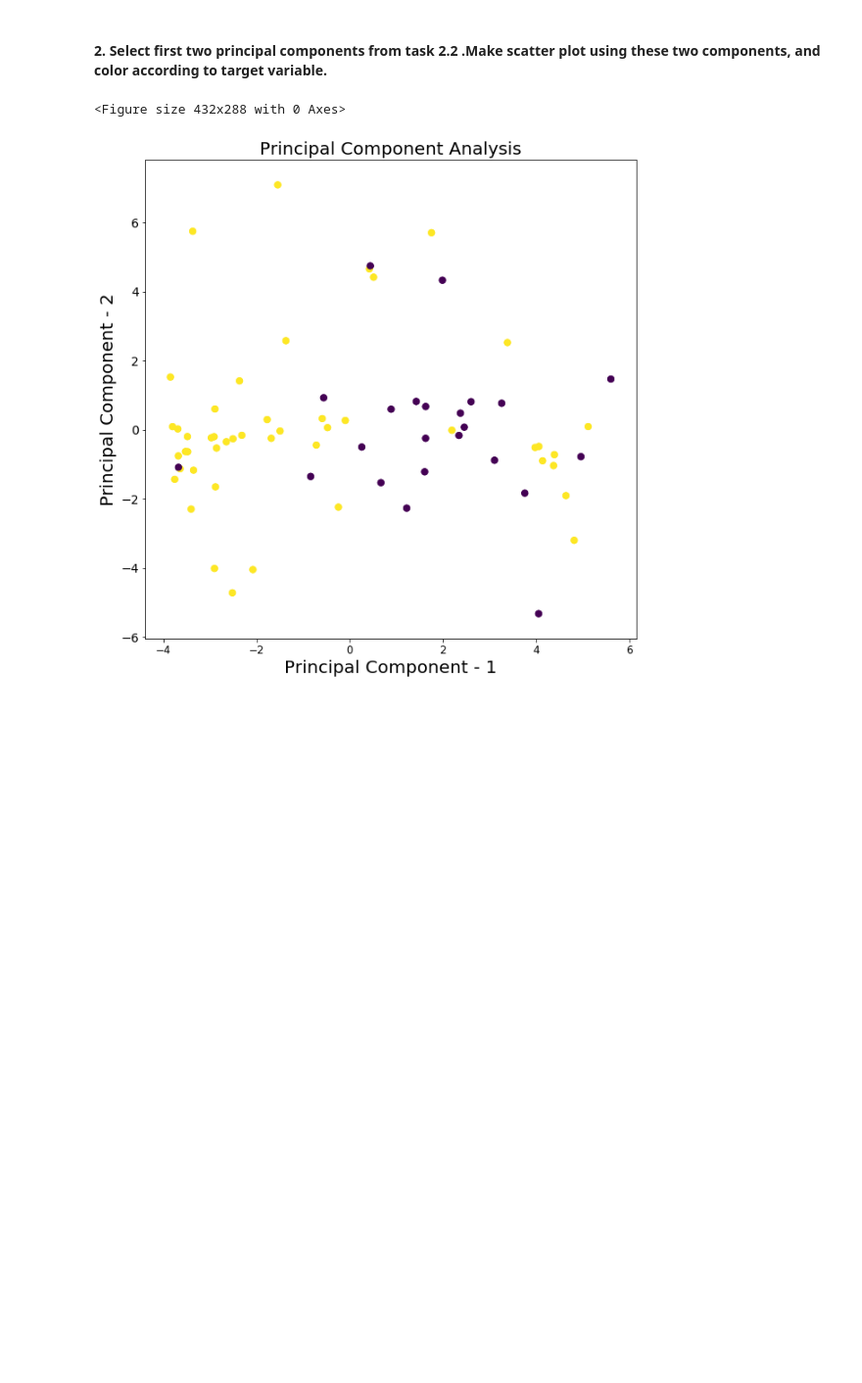
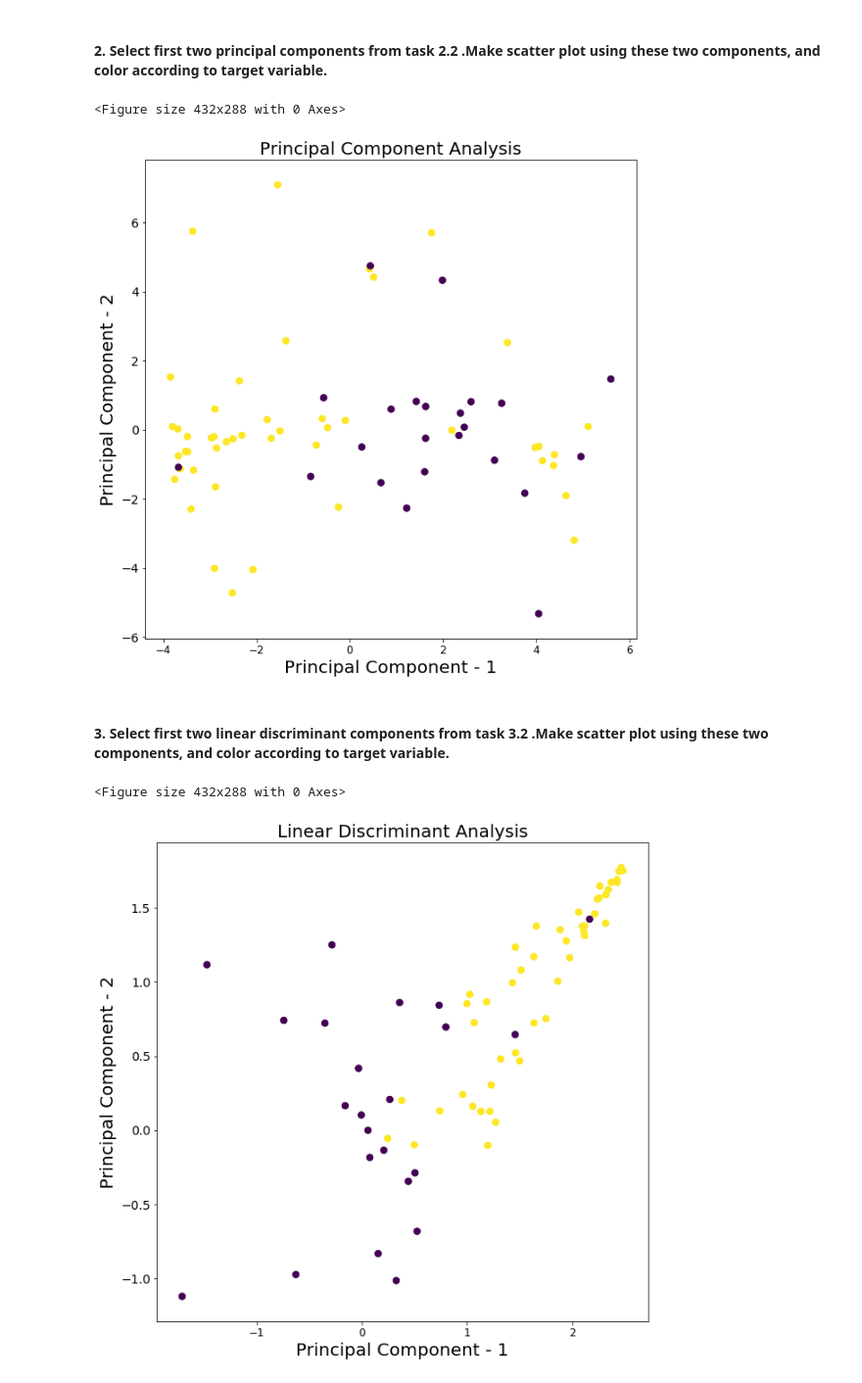
Before and after one commit to MelqonyanG/ML_Intro, a Jupyter notebook: dim-reduction-practical/dim-reduction-practical.ipynb, the cells around one changed output. Shown at 98% size. Saved outputs shown, nothing was run; the diff lists cells and outputs as text; code cells hidden in the pictures; blank space fills up the shorter version.

Commit message:
fixed graphs

```diff
--- a/dim-reduction-practical/dim-reduction-practical.ipynb
+++ b/dim-reduction-practical/dim-reduction-practical.ipynb
@@ -120,7 +120,7 @@ class LDA(object):
         self.explained_variance_, self.explained_variance_ratio_, self.eigenvectors"""
 
         S_w, S_b = self.compute_scatters(X, y)
-        S_w_inv = np.linalg.inv(S_w)
+        S_w_inv = np.linalg.pinv(S_w)
         eigenvalues, eigenvectors = np.linalg.eigh(S_w_inv.dot(S_b))
         self.explained_variance_ = np.abs(eigenvalues)
         self.explained_variance_ratio_ = self.explained_variance_ / self.explained_variance_.sum()
@@ -447,3 +450,20 @@ for target, color in zip(targets,colors):
 # %% [output]
 <Figure size 432x288 with 0 Axes>
 [figure]
+# %% [markdown]
+#### 3. Select first two linear discriminant components from task  3.2 .Make scatter plot using these two components, and color according to target variable.
+# %%
+plt.figure()
+plt.figure(figsize=(10,10))
+plt.xticks(fontsize=12)
+plt.yticks(fontsize=14)
+plt.xlabel('Principal Component - 1',fontsize=20)
+plt.ylabel('Principal Component - 2',fontsize=20)
+plt.title("Linear Discriminant Analysis",fontsize=20)
+targets = [0, 1]
+colors = ['r', 'g']
+for target, color in zip(targets,colors):
+    plt.scatter(x_lda_trans_test[:, 0], x_lda_trans_test[:, 1], c = y_test, s = 50)
+# %% [output]
+<Figure size 432x288 with 0 Axes>
+[figure, added]
```
Also changed, not shown: parts of 4 cells of this notebook.
